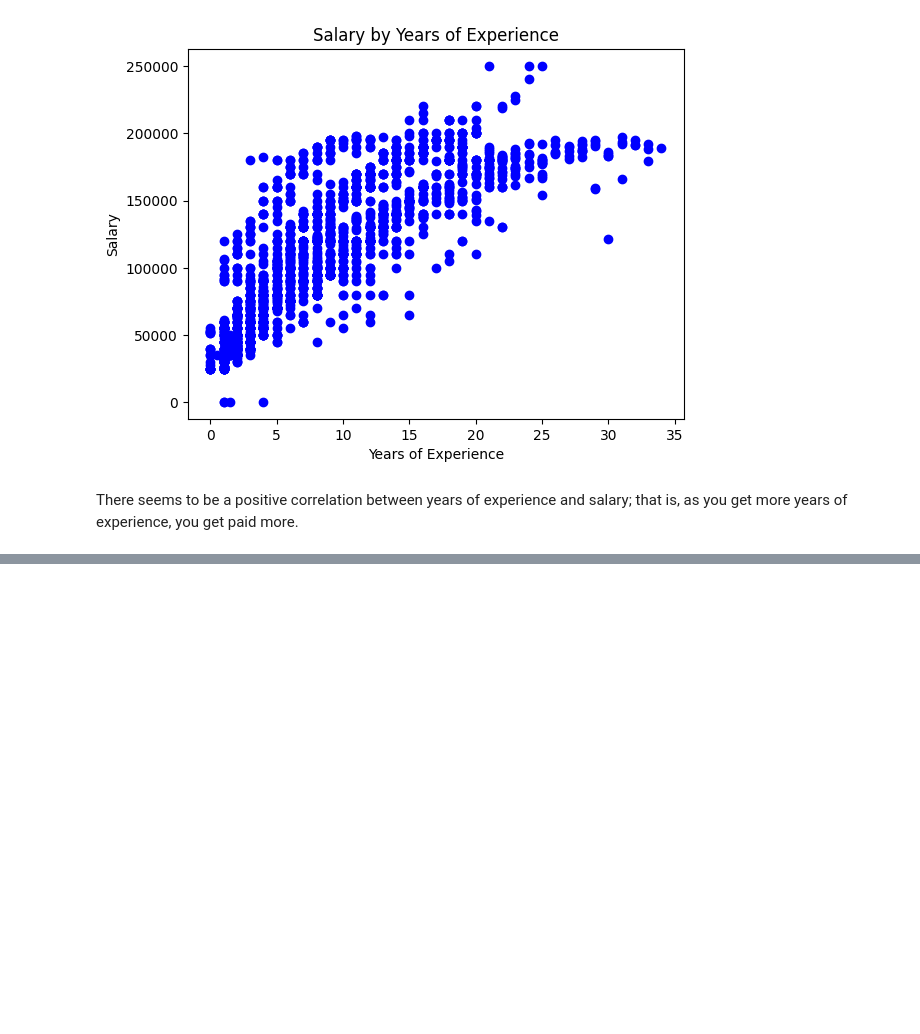
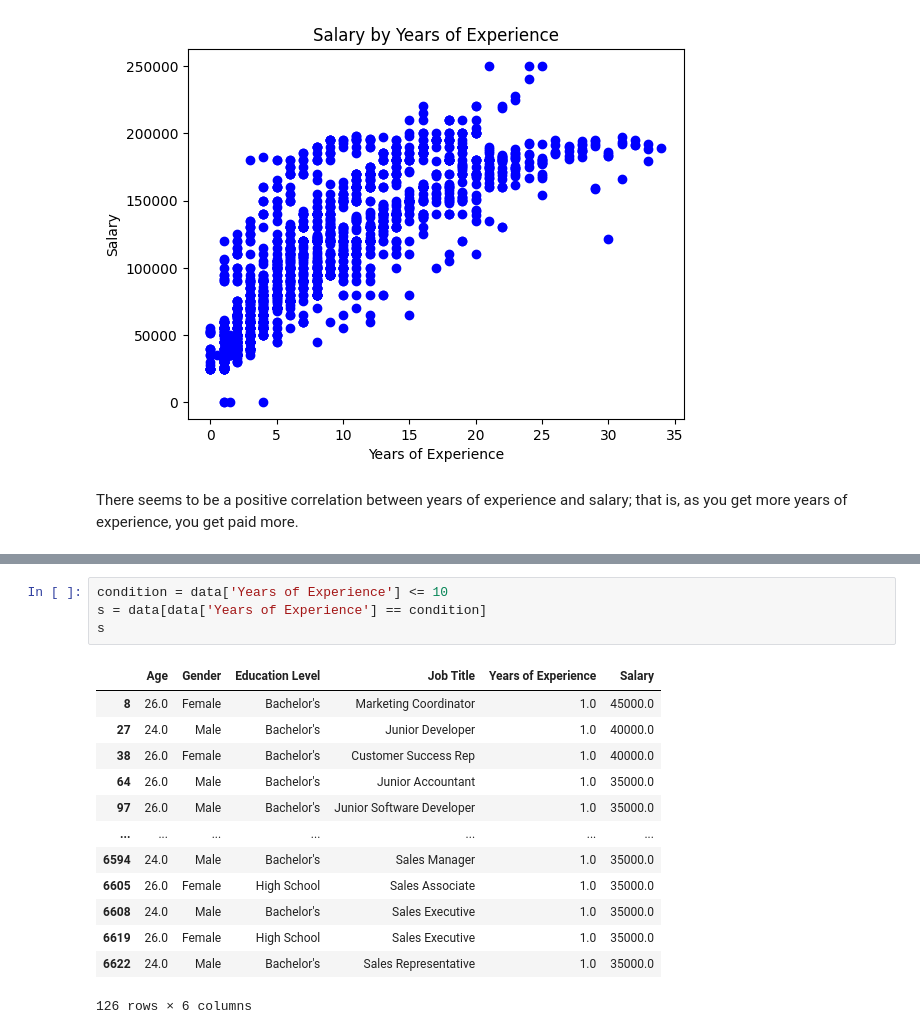
Before and after one commit to zikompo/Salary-ML-Model, a Jupyter notebook: week1.ipynb, the cells around one changed output, grey strips where cells are left out. Cells and saved outputs as stored; diff of their text form; blank space fills up the shorter version.

```diff
--- a/week1.ipynb
+++ b/week1.ipynb
@@ -270,0 +334,18 @@ There seems to be a positive correlation between years of experience and salary;
+# %%
+condition = data['Years of Experience'] <= 10
+s = data[data['Years of Experience'] == condition]
+s
+# %% [output]
+|  | Age | Gender | Education Level | Job Title | Years of Experience | Salary |
+| 8 | 26.0 | Female | Bachelor's | Marketing Coordinator | 1.0 | 45000.0 |
+| 27 | 24.0 | Male | Bachelor's | Junior Developer | 1.0 | 40000.0 |
+| 38 | 26.0 | Female | Bachelor's | Customer Success Rep | 1.0 | 40000.0 |
+| 64 | 26.0 | Male | Bachelor's | Junior Accountant | 1.0 | 35000.0 |
+| 97 | 26.0 | Male | Bachelor's | Junior Software Developer | 1.0 | 35000.0 |
+| ... | ... | ... | ... | ... | ... | ... |
+| 6594 | 24.0 | Male | Bachelor's | Sales Manager | 1.0 | 35000.0 |
+| 6605 | 26.0 | Female | High School | Sales Associate | 1.0 | 35000.0 |
+| 6608 | 24.0 | Male | Bachelor's | Sales Executive | 1.0 | 35000.0 |
+| 6619 | 26.0 | Female | High School | Sales Executive | 1.0 | 35000.0 |
+| 6622 | 24.0 | Male | Bachelor's | Sales Representative | 1.0 | 35000.0 |
+126 rows × 6 columns
```
Also changed, not shown: parts of 9 cells of this notebook.
